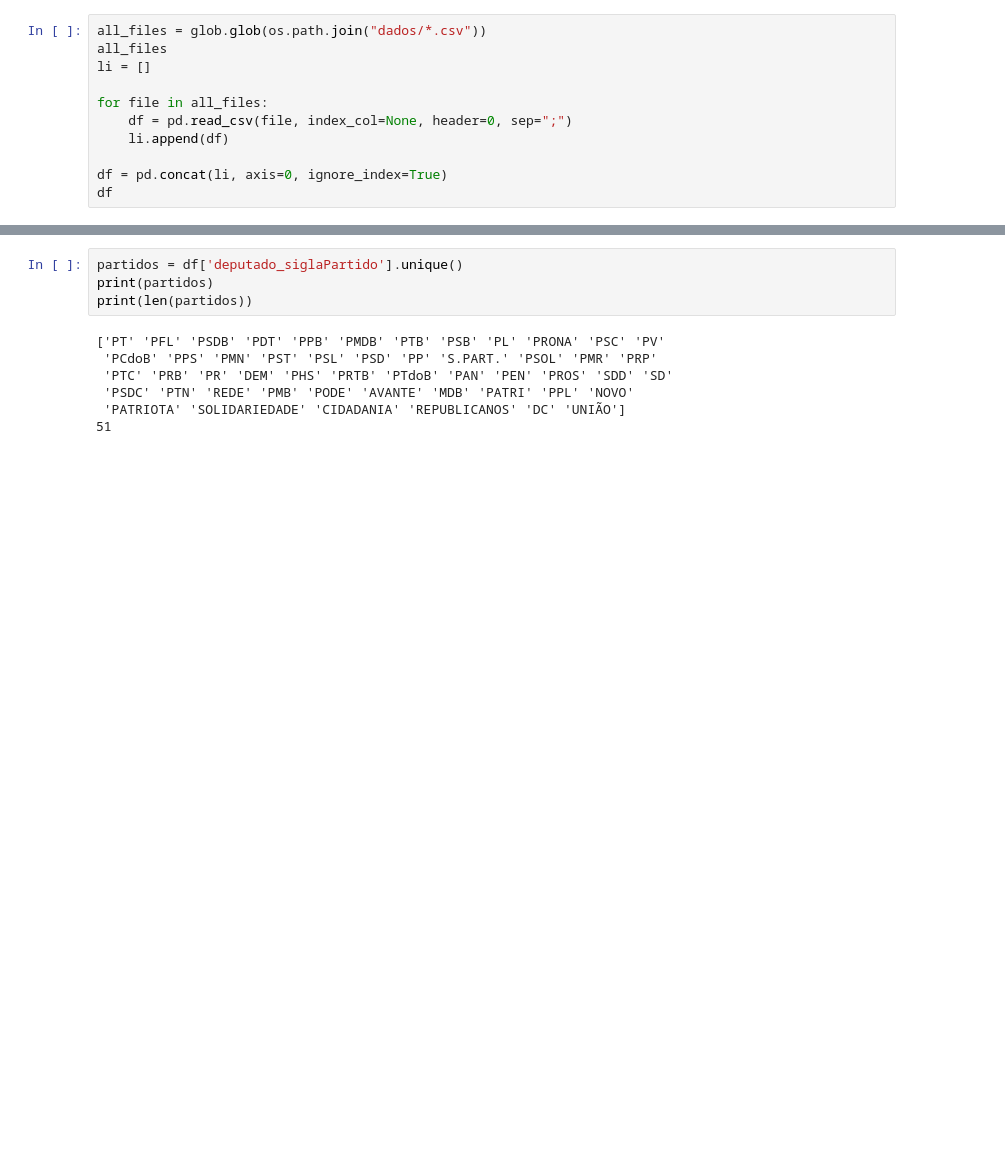
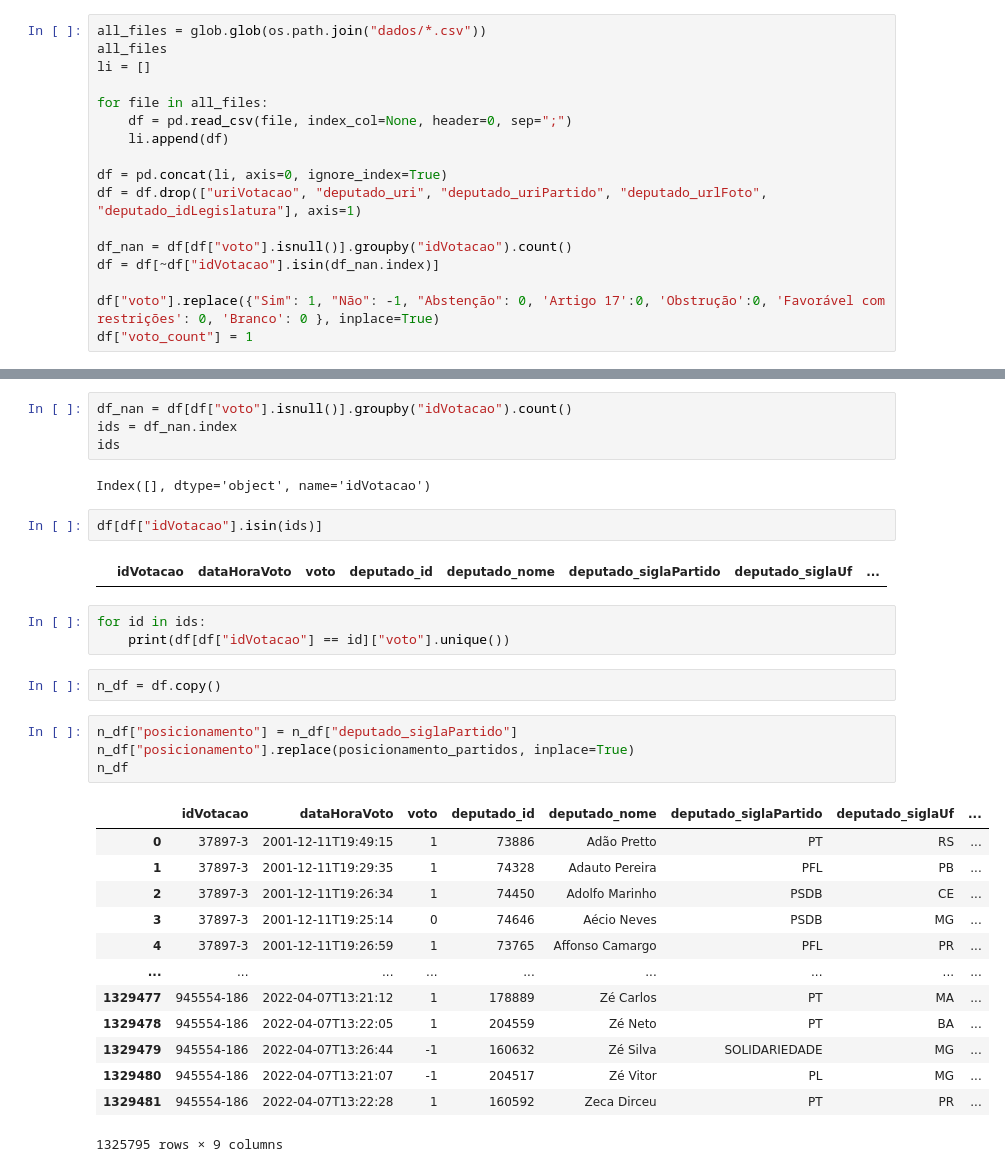
Before and after one commit to guilhermebezerrads/visualizacao-de-dados, a Jupyter notebook: Testes-Gabriel.ipynb, the cells around one changed output, grey strips where cells are left out. Saved outputs shown, nothing was run; the diff lists cells and outputs as text; blank space fills up the shorter version.

```diff
--- a/Testes-Gabriel.ipynb
+++ b/Testes-Gabriel.ipynb
@@ -12,4 +20,10 @@ for file in all_files:
     li.append(df)
 
 df = pd.concat(li, axis=0, ignore_index=True)
-df
+df = df.drop(["uriVotacao", "deputado_uri", "deputado_uriPartido", "deputado_urlFoto", "deputado_idLegislatura"], axis=1)
+
+df_nan = df[df["voto"].isnull()].groupby("idVotacao").count()
+df = df[~df["idVotacao"].isin(df_nan.index)]
+
+df["voto"].replace({"Sim": 1, "Não": -1, "Abstenção": 0, 'Artigo 17':0, 'Obstrução':0, 'Favorável com restrições': 0, 'Branco': 0 }, inplace=True)
+df["voto_count"] = 1
@@ -30,11 +30,33 @@ df
-# %%
-partidos = df['deputado_siglaPartido'].unique()
-print(partidos)
-print(len(partidos))
-# %% [output]
-['PT' 'PFL' 'PSDB' 'PDT' 'PPB' 'PMDB' 'PTB' 'PSB' 'PL' 'PRONA' 'PSC' 'PV'
- 'PCdoB' 'PPS' 'PMN' 'PST' 'PSL' 'PSD' 'PP' 'S.PART.' 'PSOL' 'PMR' 'PRP'
- 'PTC' 'PRB' 'PR' 'DEM' 'PHS' 'PRTB' 'PTdoB' 'PAN' 'PEN' 'PROS' 'SDD' 'SD'
- 'PSDC' 'PTN' 'REDE' 'PMB' 'PODE' 'AVANTE' 'MDB' 'PATRI' 'PPL' 'NOVO'
- 'PATRIOTA' 'SOLIDARIEDADE' 'CIDADANIA' 'REPUBLICANOS' 'DC' 'UNIÃO']
-51
+# %%
+df_nan = df[df["voto"].isnull()].groupby("idVotacao").count()
+ids = df_nan.index
+ids
+# %% [output]
+Index([], dtype='object', name='idVotacao')
+# %%
+df[df["idVotacao"].isin(ids)]
+# %% [output]
+|  | idVotacao | dataHoraVoto | voto | deputado_id | deputado_nome | deputado_siglaPartido | deputado_siglaUf | ... |
+# %%
+for id in ids:
+    print(df[df["idVotacao"] == id]["voto"].unique())
+# %%
+n_df = df.copy()
+# %%
+n_df["posicionamento"] = n_df["deputado_siglaPartido"]
+n_df["posicionamento"].replace(posicionamento_partidos, inplace=True)
+n_df
+# %% [output]
+|  | idVotacao | dataHoraVoto | voto | deputado_id | deputado_nome | deputado_siglaPartido | deputado_siglaUf | ... |
+| 0 | 37897-3 | 2001-12-11T19:49:15 | 1 | 73886 | Adão Pretto | PT | RS | ... |
+| 1 | 37897-3 | 2001-12-11T19:29:35 | 1 | 74328 | Adauto Pereira | PFL | PB | ... |
+| 2 | 37897-3 | 2001-12-11T19:26:34 | 1 | 74450 | Adolfo Marinho | PSDB | CE | ... |
+| 3 | 37897-3 | 2001-12-11T19:25:14 | 0 | 74646 | Aécio Neves | PSDB | MG | ... |
+| 4 | 37897-3 | 2001-12-11T19:26:59 | 1 | 73765 | Affonso Camargo | PFL | PR | ... |
+| ... | ... | ... | ... | ... | ... | ... | ... | ... |
+| 1329477 | 945554-186 | 2022-04-07T13:21:12 | 1 | 178889 | Zé Carlos | PT | MA | ... |
+| 1329478 | 945554-186 | 2022-04-07T13:22:05 | 1 | 204559 | Zé Neto | PT | BA | ... |
+| 1329479 | 945554-186 | 2022-04-07T13:26:44 | -1 | 160632 | Zé Silva | SOLIDARIEDADE | MG | ... |
+| 1329480 | 945554-186 | 2022-04-07T13:21:07 | -1 | 204517 | Zé Vitor | PL | MG | ... |
+| 1329481 | 945554-186 | 2022-04-07T13:22:28 | 1 | 160592 | Zeca Dirceu | PT | PR | ... |
+1325795 rows × 9 columns
```
Also changed, not shown: parts of 9 cells of this notebook, 1 other file.
